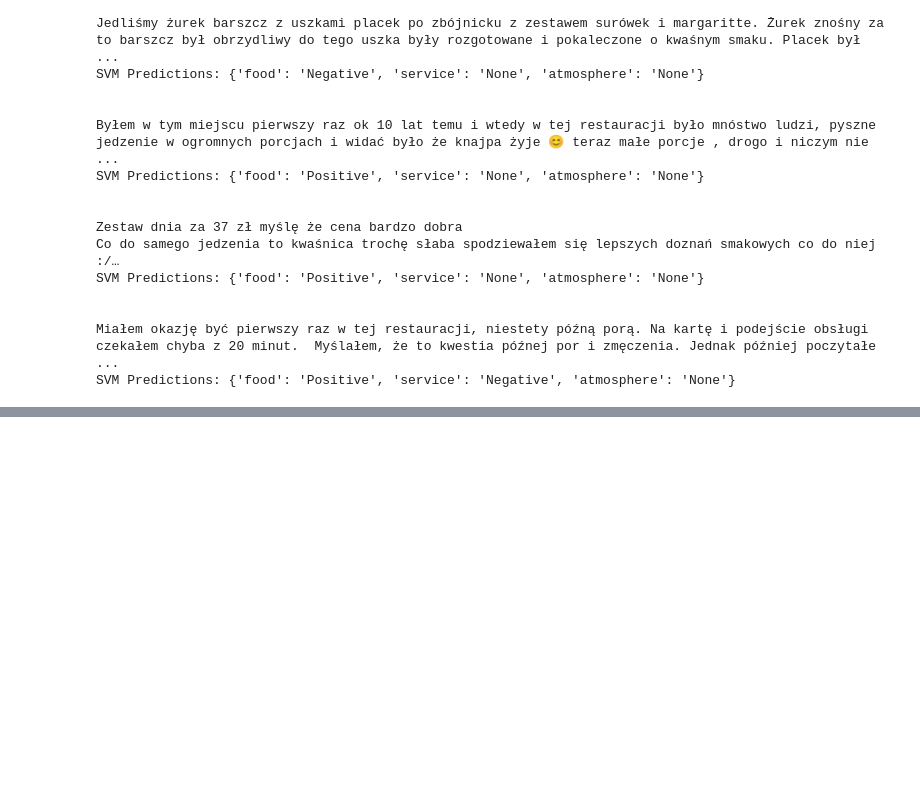
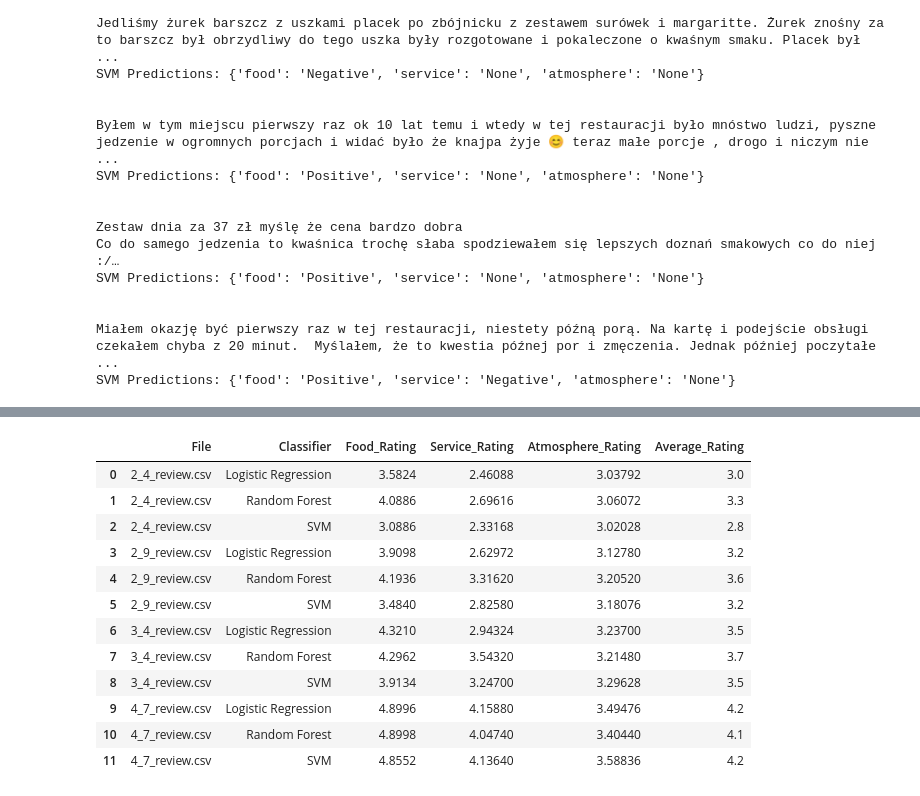
Before and after one commit to SebastianPilch/Data_Mining, a Jupyter notebook: Notebooks/Experiment_1_classifiers.ipynb, the cells around one changed output, grey strips where cells are left out. Cells and saved outputs as stored; diff of their text form; code cells hidden in the pictures; blank space fills up the shorter version.

```diff
--- a/Notebooks/Experiment_1_classifiers.ipynb
+++ b/Notebooks/Experiment_1_classifiers.ipynb
@@ -458 +473,17 @@ print(results_df)
 11            3.58836             4.2
+# %%
+results_df
+# %% [output]
+|  | File | Classifier | Food_Rating | Service_Rating | Atmosphere_Rating | Average_Rating |
+| 0 | 2_4_review.csv | Logistic Regression | 3.5824 | 2.46088 | 3.03792 | 3.0 |
+| 1 | 2_4_review.csv | Random Forest | 4.0886 | 2.69616 | 3.06072 | 3.3 |
+| 2 | 2_4_review.csv | SVM | 3.0886 | 2.33168 | 3.02028 | 2.8 |
+| 3 | 2_9_review.csv | Logistic Regression | 3.9098 | 2.62972 | 3.12780 | 3.2 |
+| 4 | 2_9_review.csv | Random Forest | 4.1936 | 3.31620 | 3.20520 | 3.6 |
+| 5 | 2_9_review.csv | SVM | 3.4840 | 2.82580 | 3.18076 | 3.2 |
+| 6 | 3_4_review.csv | Logistic Regression | 4.3210 | 2.94324 | 3.23700 | 3.5 |
+| 7 | 3_4_review.csv | Random Forest | 4.2962 | 3.54320 | 3.21480 | 3.7 |
+| 8 | 3_4_review.csv | SVM | 3.9134 | 3.24700 | 3.29628 | 3.5 |
+| 9 | 4_7_review.csv | Logistic Regression | 4.8996 | 4.15880 | 3.49476 | 4.2 |
+| 10 | 4_7_review.csv | Random Forest | 4.8998 | 4.04740 | 3.40440 | 4.1 |
+| 11 | 4_7_review.csv | SVM | 4.8552 | 4.13640 | 3.58836 | 4.2 |
```
Also changed, not shown: parts of 3 cells of this notebook, 7 other files.
